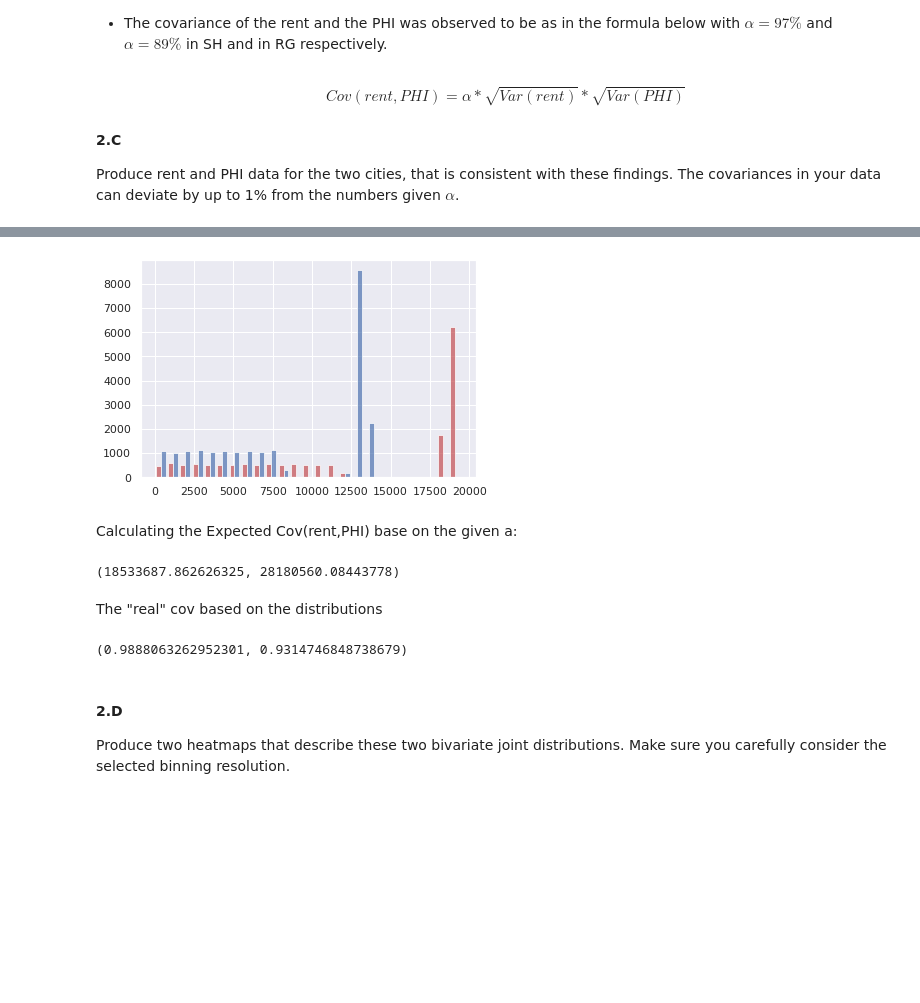
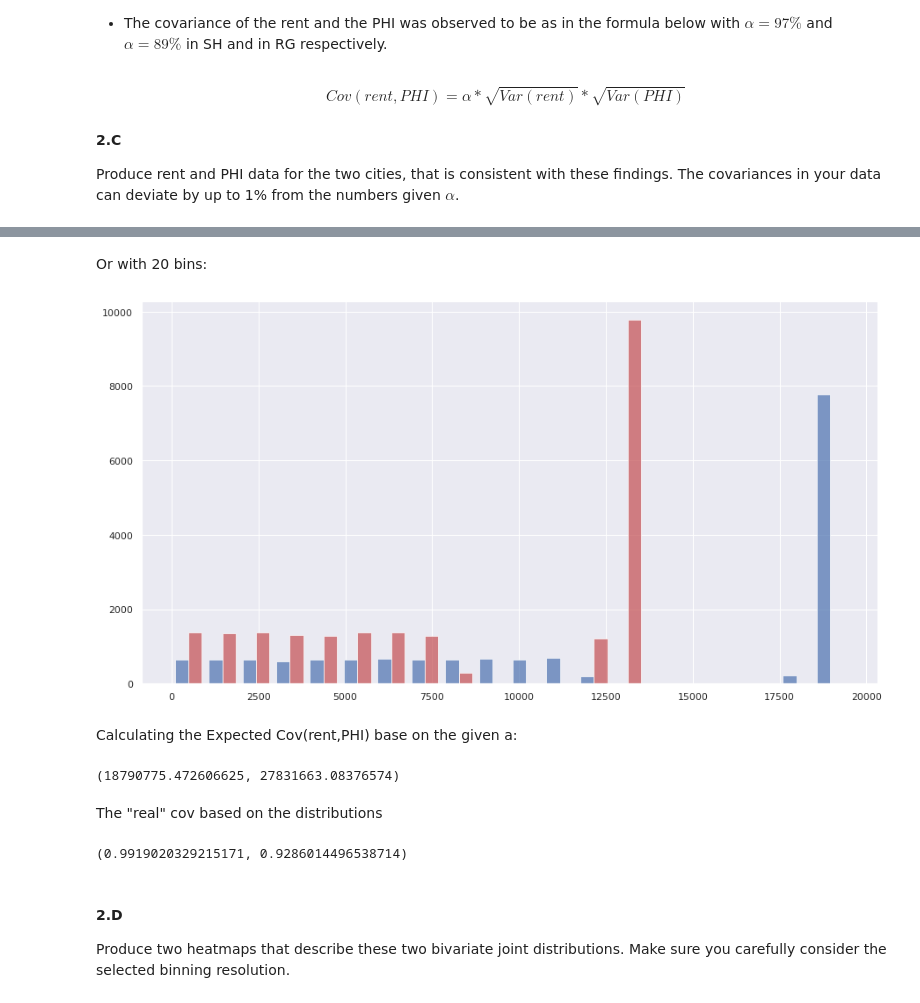
Before and after one commit to ronigold/Statistics_HW, a Jupyter notebook: HW1.ipynb, the cells around one changed output, grey strips where cells are left out. Cells and saved outputs as stored; diff of their text form; code cells hidden in the pictures; blank space fills up the shorter version.

```diff
--- a/HW1.ipynb
+++ b/HW1.ipynb
@@ -206,7 +208,7 @@ def ganrate_2_dists(medianA, meanA, num_samplesA, max_rangeA, medianB, meanB, nu
         median_arr, half_num_samples = get_median_arr(num_samples, median)
         if median<=mean:
             bottom_half = create_random_dist(half_num_samples, 0, median-1)
-            top_half = create_dist_with_mean(num_samples = half_num_samples, mean = find_dist_mean(np.mean(bottom_half), mean), eps = (mean-median))
+            top_half = create_dist_with_mean(num_samples = half_num_samples, mean = find_dist_mean(np.mean(bottom_half), mean+1), eps = (mean-median))
         else:
             top_half = create_random_dist(half_num_samples, median+1, max_range)
             bottom_half = create_dist_with_mean(num_samples = half_num_samples, mean = find_dist_mean(np.mean(top_half), mean), eps = (median-mean))
@@ -216,8 +218,8 @@ def ganrate_2_dists(medianA, meanA, num_samplesA, max_rangeA, medianB, meanB, nu
 
 def df_2_dist(dist_a, dist_b, name_a, name_b):
     df = pd.DataFrame()
-    df[name_a] = pd.Series({'Size': round(len(dist_a),2), 'Mean': round(np.mean(dist_a),2), 'Median': round(np.median(dist_a),2), 'IQR': round(stats.iqr(dist_a),2), 'Variance': round(np.var(dist_a),2)})
-    df[name_b] = pd.Series({'Size': round(len(dist_b),2), 'Mean': round(np.mean(dist_b),2), 'Median': round(np.median(dist_b),2), 'IQR': round(stats.iqr(dist_b),2), 'Variance': round(np.var(dist_b),2)})
+    df[name_a] = pd.Series({'Size': round(len(dist_a)), 'Mean': round(np.mean(dist_a)), 'Median': round(np.median(dist_a)), 'IQR': round(stats.iqr(dist_a)), 'Variance': round(np.var(dist_a))})
+    df[name_b] = pd.Series({'Size': round(len(dist_b)), 'Mean': round(np.mean(dist_b)), 'Median': round(np.median(dist_b)), 'IQR': round(stats.iqr(dist_b)), 'Variance': round(np.var(dist_b))})
     return df
 # %%
 %%time
@@ -302,7 +324,10 @@ df_2_dist(sh_phi, rg_phi, 'Stochastic Heights (PHI)', 'Random Grove (PHI)')
+# %% [markdown]
+Or with 20 bins:
 # %%
-hist_plot = plt.hist([sh_phi, rg_phi], color=['r','b'], alpha=0.7, bins = 25)
+plt.figure(figsize=(15,8))
+hist_plot = plt.hist([sh_phi, rg_phi], color=['b','r'], alpha=0.7, bins = 20)
 # %% [output]
-[figure, old version]
+[figure, new version]
 # %% [markdown]
 Calculating the Expected Cov(rent,PHI) base on the given a:
 # %%
@@ -310,7 +335,7 @@ exp_cov_sh = 0.97 * np.var(sh_phi)**0.5 * np.var(rent_sh)**0.5
 exp_cov_rg = 0.89 * np.var(rg_phi)**0.5 * np.var(rent_rg)**0.5
 exp_cov_rg, exp_cov_sh
 # %% [output]
-(18533687.862626325, 28180560.08443778)
+(18790775.472606625, 27831663.08376574)
 # %% [markdown]
 The "real" cov based on the distributions
 # %%
@@ -319,7 +344,7 @@ cov_rg = np.cov(rent_rg,rg_phi)[0,1]
 #the ratio shouldent be greater / smaller then 1%
 cov_rg/exp_cov_rg , cov_sh/exp_cov_sh
 # %% [output]
-(0.9888063262952301, 0.9314746848738679)
+(0.9919020329215171, 0.9286014496538714)
 # %% [markdown]
 #### 2.D
 Produce two heatmaps that describe these two bivariate joint distributions. Make sure you carefully consider the selected binning resolution.
```
Also changed, not shown: parts of 19 cells of this notebook.
